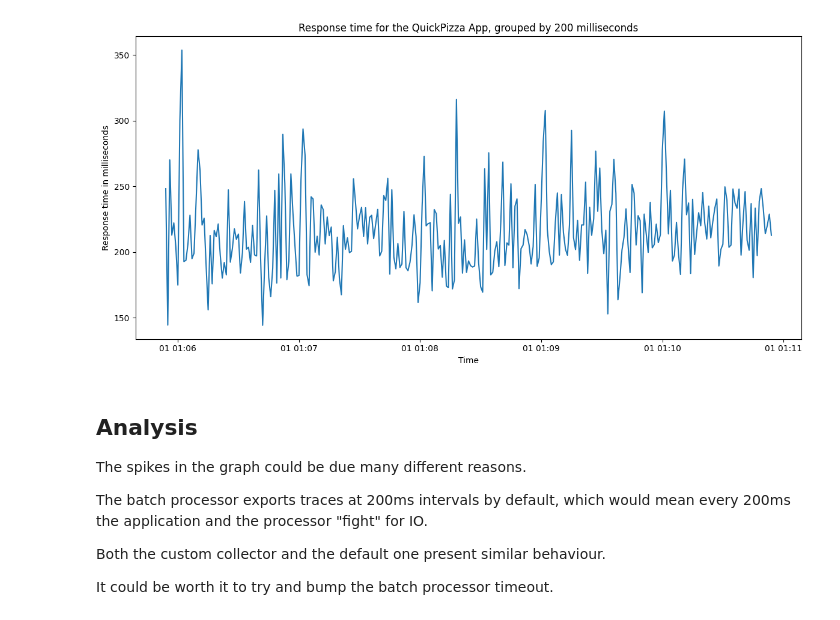
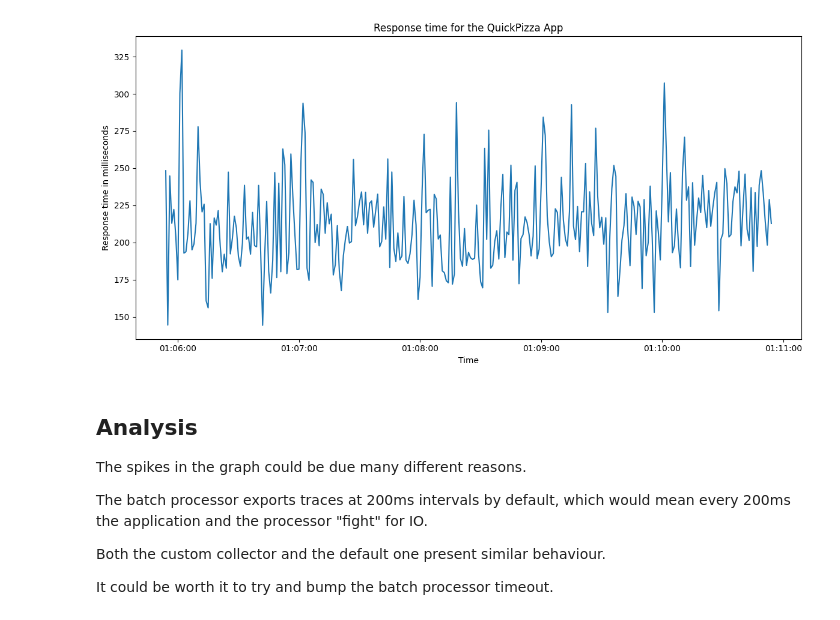
Before and after one commit to Tracing-Performance-Labs/custom-collector-benchmarks, a Jupyter notebook: basic.ipynb, the cells around one changed output. Cells and saved outputs as stored; diff of their text form; code cells hidden in the pictures.

Commit message:
refactor: update date parsing in basic visualziation

```diff
--- a/basic.ipynb
+++ b/basic.ipynb
@@ -6,6 +9,2 @@ import matplotlib.pyplot as plt
 # %%
 df = pd.read_csv('datasets/063025-vus10-5min-t3.medium-batch-default.gz')
-# %%
-df['timestamp'] = pd.to_datetime(df['timestamp'], unit='s')
-# %%
-df.set_index('timestamp', inplace=True)
@@ -55,2 +22,4 @@ plt.show()
+# %%
+df_rd['timestamp'] = pd.to_datetime(df_rd['timestamp'], unit='s')
 # %%
-df_rd_grouped = df_rd.resample('200ms').agg({ 'metric_value': 'mean' })
+df_rd_grouped = df_rd.groupby('timestamp').agg({'metric_value': 'mean'}).reset_index()
@@ -69,13 +37,20 @@ df_rd_grouped.head()
 # %%
 plt.figure(figsize=(12, 6))
+
 sns.lineplot(data=df_rd_grouped, x='timestamp', y='metric_value')
-plt.title('Response time for the QuickPizza App, grouped by 200 milliseconds')
+
+plt.title('Response time for the QuickPizza App')
+
 plt.xlabel('Time')
 plt.ylabel('Response time in milliseconds')
+
+ax = plt.gca()
+ax.xaxis.set_major_formatter(mdates.DateFormatter('%H:%M:%S'))
+
 plt.tight_layout()
 plt.show()
 # %% [output]
-[figure, old version]
+[figure, new version]
 # %% [markdown]
 ## Analysis
 
```
Also changed, not shown: parts of 8 cells of this notebook.
